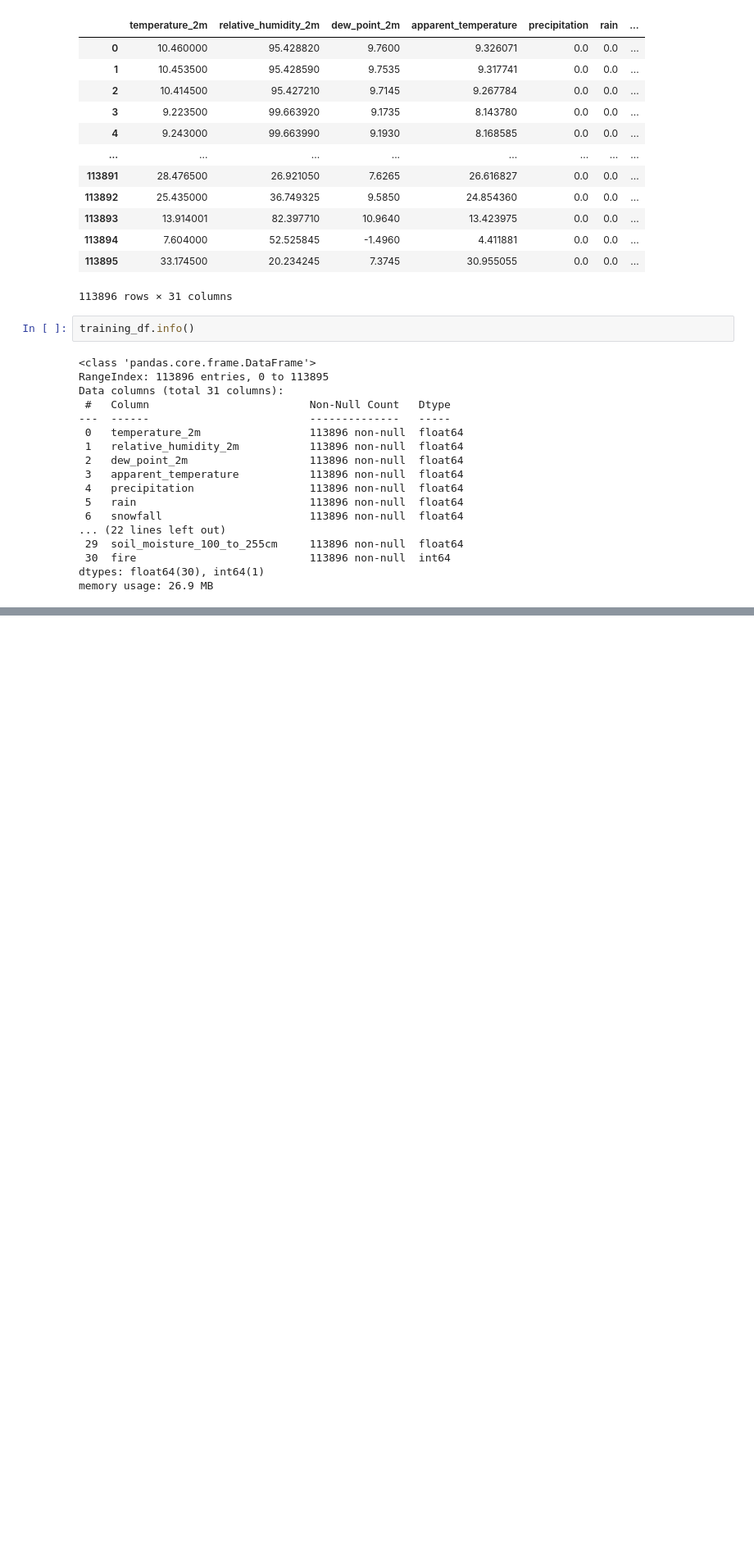
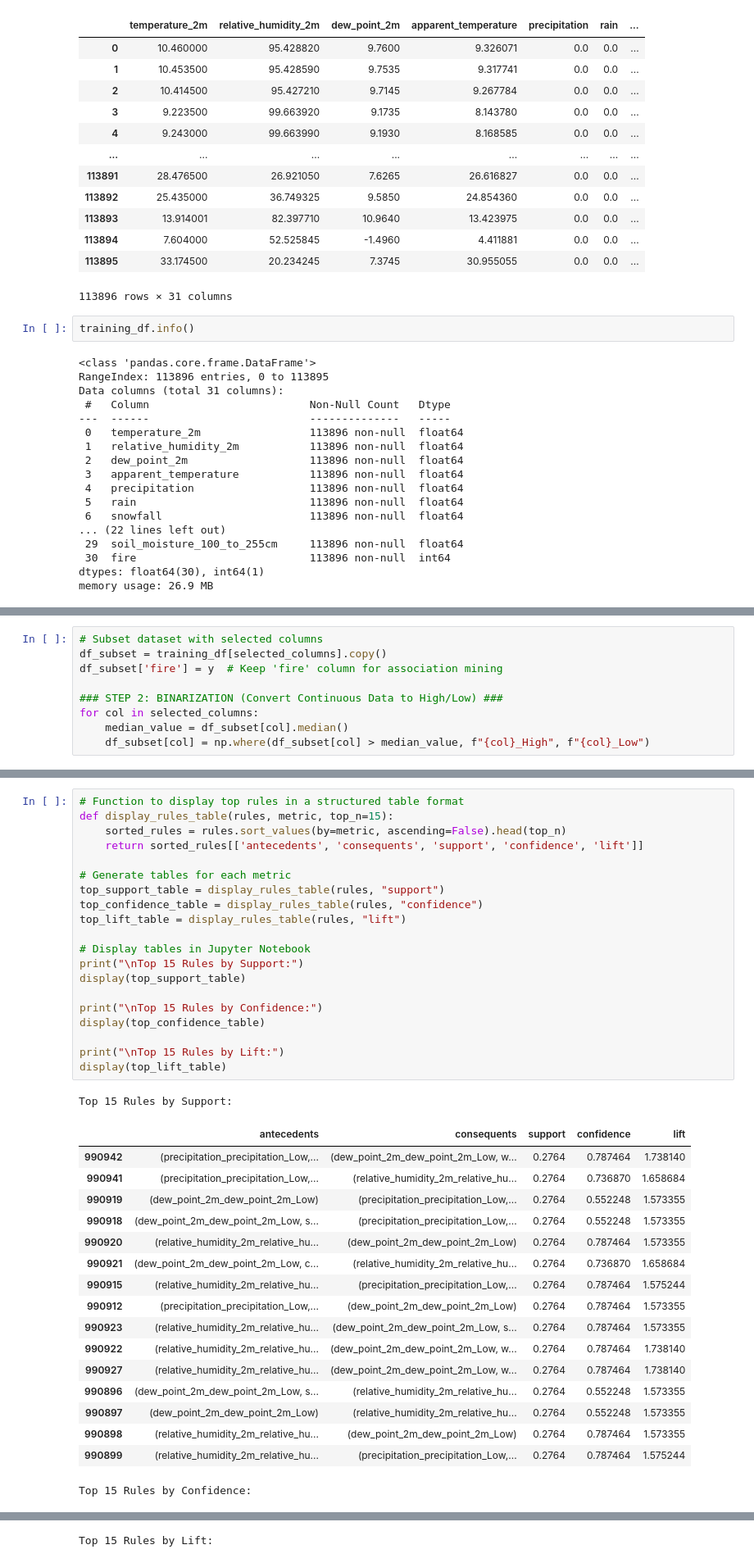
Before and after one commit to ABHIRAM1234/Machine-Learning-CSCI-5612-872-Project, a Jupyter notebook: Modeling/ARM.ipynb, the cells around one changed output, grey strips where cells are left out. Shown: that part at 82% size. Cells and saved outputs as stored; diff of their text form; blank space fills up the shorter version.

```diff
--- a/Modeling/ARM.ipynb
+++ b/Modeling/ARM.ipynb
@@ -57,0 +67,9 @@ MemoryError: Unable to allocate 59.6 GiB for an array with shape (17550, 4, 1138
+# %%
+# Subset dataset with selected columns
+df_subset = training_df[selected_columns].copy()
+df_subset['fire'] = y  # Keep 'fire' column for association mining
+
+### STEP 2: BINARIZATION (Convert Continuous Data to High/Low) ###
+for col in selected_columns:
+    median_value = df_subset[col].median()
+    df_subset[col] = np.where(df_subset[col] > median_value, f"{col}_High", f"{col}_Low")
@@ -57,0 +141,39 @@ MemoryError: Unable to allocate 59.6 GiB for an array with shape (17550, 4, 1138
+# %%
+# Function to display top rules in a structured table format
+def display_rules_table(rules, metric, top_n=15):
+    sorted_rules = rules.sort_values(by=metric, ascending=False).head(top_n)
+    return sorted_rules[['antecedents', 'consequents', 'support', 'confidence', 'lift']]
+
+# Generate tables for each metric
+top_support_table = display_rules_table(rules, "support")
+top_confidence_table = display_rules_table(rules, "confidence")
+top_lift_table = display_rules_table(rules, "lift")
+
+# Display tables in Jupyter Notebook
+print("\nTop 15 Rules by Support:")
+display(top_support_table)
+
+print("\nTop 15 Rules by Confidence:")
+display(top_confidence_table)
+
+print("\nTop 15 Rules by Lift:")
+display(top_lift_table)
+# %% [output]
+Top 15 Rules by Support:
+|  | antecedents | consequents | support | confidence | lift |
+| 990942 | (precipitation_precipitation_Low,... | (dew_point_2m_dew_point_2m_Low, w... | 0.2764 | 0.787464 | 1.738140 |
+| 990941 | (precipitation_precipitation_Low,... | (relative_humidity_2m_relative_hu... | 0.2764 | 0.736870 | 1.658684 |
+| 990919 | (dew_point_2m_dew_point_2m_Low) | (precipitation_precipitation_Low,... | 0.2764 | 0.552248 | 1.573355 |
+| 990918 | (dew_point_2m_dew_point_2m_Low, s... | (precipitation_precipitation_Low,... | 0.2764 | 0.552248 | 1.573355 |
+| 990920 | (relative_humidity_2m_relative_hu... | (dew_point_2m_dew_point_2m_Low) | 0.2764 | 0.787464 | 1.573355 |
+| 990921 | (dew_point_2m_dew_point_2m_Low, c... | (relative_humidity_2m_relative_hu... | 0.2764 | 0.736870 | 1.658684 |
+| 990915 | (relative_humidity_2m_relative_hu... | (precipitation_precipitation_Low,... | 0.2764 | 0.787464 | 1.575244 |
+| 990912 | (precipitation_precipitation_Low,... | (dew_point_2m_dew_point_2m_Low) | 0.2764 | 0.787464 | 1.573355 |
+| 990923 | (relative_humidity_2m_relative_hu... | (dew_point_2m_dew_point_2m_Low, s... | 0.2764 | 0.787464 | 1.573355 |
+| 990922 | (relative_humidity_2m_relative_hu... | (dew_point_2m_dew_point_2m_Low, w... | 0.2764 | 0.787464 | 1.738140 |
+| 990927 | (relative_humidity_2m_relative_hu... | (dew_point_2m_dew_point_2m_Low, w... | 0.2764 | 0.787464 | 1.738140 |
+| 990896 | (dew_point_2m_dew_point_2m_Low, s... | (relative_humidity_2m_relative_hu... | 0.2764 | 0.552248 | 1.573355 |
+| 990897 | (dew_point_2m_dew_point_2m_Low) | (relative_humidity_2m_relative_hu... | 0.2764 | 0.552248 | 1.573355 |
+| 990898 | (relative_humidity_2m_relative_hu... | (dew_point_2m_dew_point_2m_Low) | 0.2764 | 0.787464 | 1.573355 |
+| 990899 | (relative_humidity_2m_relative_hu... | (precipitation_precipitation_Low,... | 0.2764 | 0.787464 | 1.575244 |
+Top 15 Rules by Confidence:
@@ -57,0 +196 @@ MemoryError: Unable to allocate 59.6 GiB for an array with shape (17550, 4, 1138
+Top 15 Rules by Lift:
```
Also changed, not shown: parts of 13 cells of this notebook, 2 other files.
